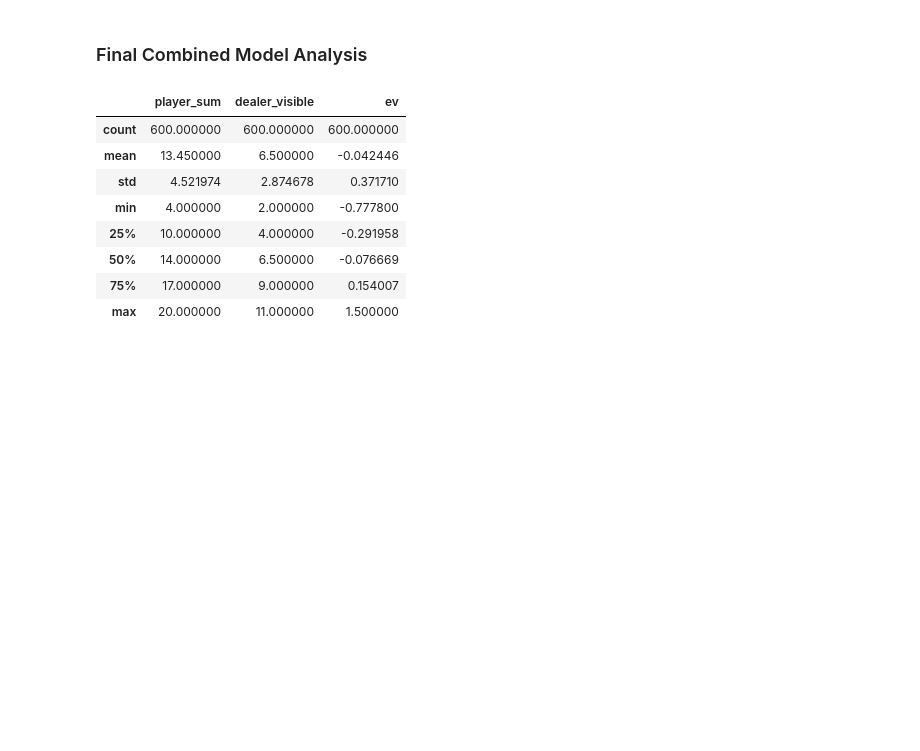
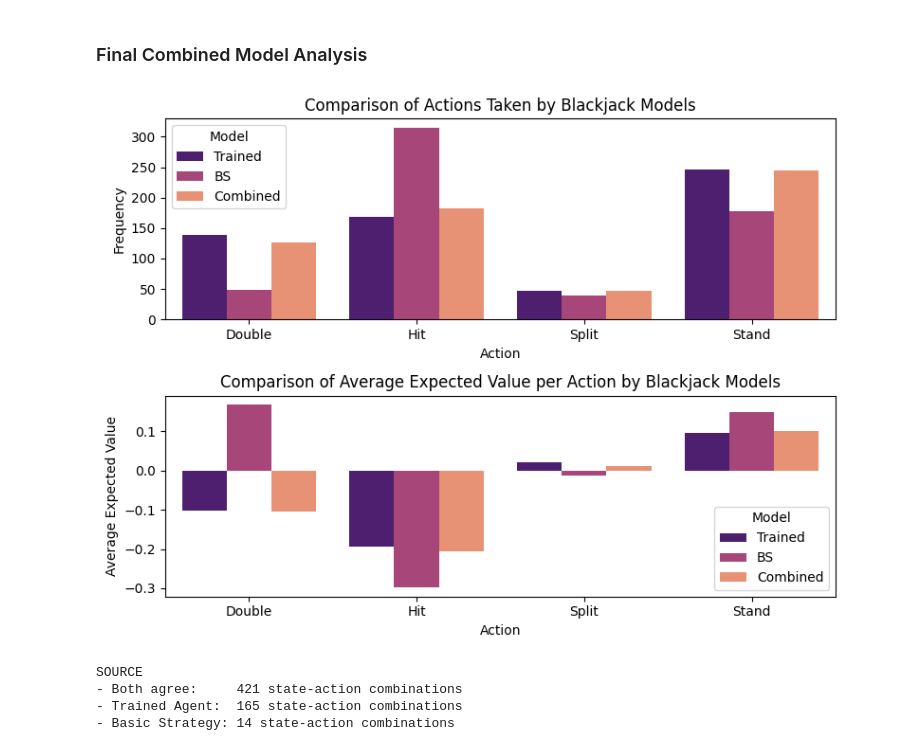
Before and after one commit to BorgXQ/blackjack-optimizer, a Jupyter notebook: analysis.ipynb, the cells around one changed output. Cells and saved outputs as stored; diff of their text form; code cells hidden in the pictures; blank space fills up the shorter version.

```diff
--- a/analysis.ipynb
+++ b/analysis.ipynb
@@ -411,12 +364,43 @@ merged_cleaned_df.to_csv("merged_results.csv", index=False)
-# %%
-merged_cleaned_df.describe()
-# %% [output]
-|  | player_sum | dealer_visible | ev |
-| count | 600.000000 | 600.000000 | 600.000000 |
-| mean | 13.450000 | 6.500000 | -0.042446 |
-| std | 4.521974 | 2.874678 | 0.371710 |
-| min | 4.000000 | 2.000000 | -0.777800 |
-| 25% | 10.000000 | 4.000000 | -0.291958 |
-| 50% | 14.000000 | 6.500000 | -0.076669 |
-| 75% | 17.000000 | 9.000000 | 0.154007 |
-| max | 20.000000 | 11.000000 | 1.500000 |
+# %%
+fig, axes = plt.subplots(2, 1, figsize=(8, 6), sharey=False)
+
+actions_df = pd.DataFrame({
+    "Trained": trained_merged_df["best_action"].value_counts(),
+    "BS": bs_merged_df["best_action"].value_counts(),
+    "Combined": merged_cleaned_df["best_action"].value_counts()
+}).reset_index(names="Action").melt(
+    id_vars="Action", var_name="Model", value_name="Frequency"
+)
+
+sns.barplot(data=actions_df, x="Action", y="Frequency", hue="Model", palette="magma", ax=axes[0])
+axes[0].set_title("Comparison of Actions Taken by Blackjack Models")
+axes[0].set_xlabel("Action")
+
+avg_ev_df = pd.DataFrame({
+    "Trained": trained_merged_df.groupby("best_action")["ev"].mean(),
+    "BS": bs_merged_df.groupby("best_action")["ev"].mean(),
+    "Combined": merged_cleaned_df.groupby("best_action")["ev"].mean()
+}).reset_index(names="Action").melt(
+    id_vars="Action", var_name="Model", value_name="Average Expected Value"
+)
+
+sns.barplot(data=avg_ev_df, x="Action", y="Average Expected Value", hue="Model", palette="magma", ax=axes[1])
+axes[1].set_title("Comparison of Average Expected Value per Action by Blackjack Models")
+axes[1].set_xlabel("Action")
+
+plt.tight_layout()
+plt.show()
+# %% [output]
+[figure, added]
+# %%
+uniq_source_counts = merged_cleaned_df["source"].value_counts()
+
+print(f"SOURCE\n\
+- Both agree:     {uniq_source_counts.iloc[0]} state-action combinations\n\
+- Trained Agent:  {uniq_source_counts.iloc[1]} state-action combinations\n\
+- Basic Strategy: {uniq_source_counts.iloc[2]} state-action combinations")
+# %% [output]
+SOURCE
+- Both agree:     421 state-action combinations
+- Trained Agent:  165 state-action combinations
+- Basic Strategy: 14 state-action combinations
```
Also changed, not shown: parts of 6 cells of this notebook.
